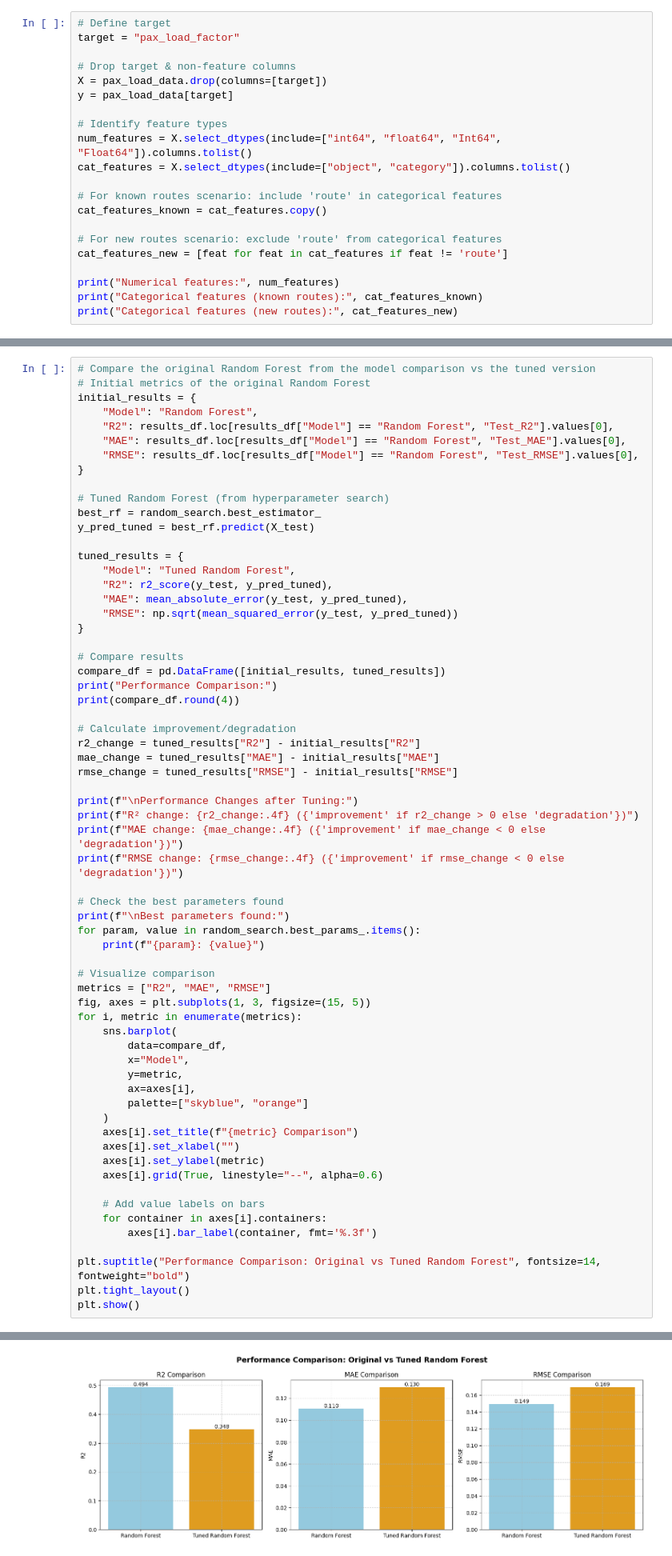
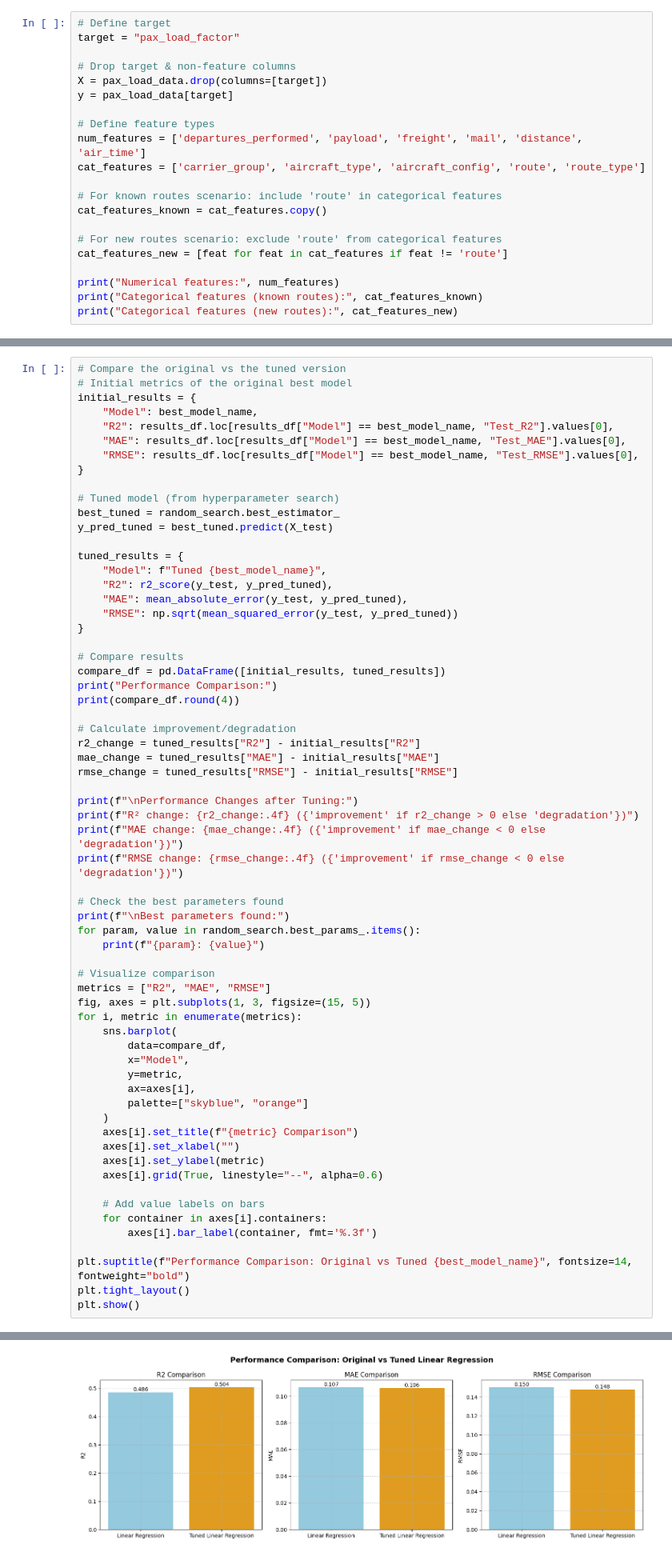
Before and after one commit to VerenaQu/passenger_load_prediction_project, a Jupyter notebook: notebooks/2_pax_load_factor_prediction.ipynb, the cells around one changed output, grey strips where cells are left out. Shown at 80% size. Cells and saved outputs as stored; diff of their text form.

Commit message:
error analysis, best model info, adjusted cat and num features, dynamic hyperparameter tuning

```diff
--- a/notebooks/2_pax_load_factor_prediction.ipynb
+++ b/notebooks/2_pax_load_factor_prediction.ipynb
@@ -62,9 +64,9 @@ target = "pax_load_factor"
 X = pax_load_data.drop(columns=[target])
 y = pax_load_data[target]
 
-# Identify feature types
-num_features = X.select_dtypes(include=["int64", "float64", "Int64", "Float64"]).columns.tolist()
-cat_features = X.select_dtypes(include=["object", "category"]).columns.tolist()
+# Define feature types
+num_features = ['departures_performed', 'payload', 'freight', 'mail', 'distance', 'air_time']
+cat_features = ['carrier_group', 'aircraft_type', 'aircraft_config', 'route', 'route_type']
 
 # For known routes scenario: include 'route' in categorical features
 cat_features_known = cat_features.copy()
@@ -321,21 +386,21 @@ Test RMSE: 0.169
 # %% [markdown]
 Hyperparameter Tuning Results Analysis
 # %%
-# Compare the original Random Forest from the model comparison vs the tuned version
-# Initial metrics of the original Random Forest
+# Compare the original vs the tuned version
+# Initial metrics of the original best model
 initial_results = {
-    "Model": "Random Forest",
-    "R2": results_df.loc[results_df["Model"] == "Random Forest", "Test_R2"].values[0],
-    "MAE": results_df.loc[results_df["Model"] == "Random Forest", "Test_MAE"].values[0],
-    "RMSE": results_df.loc[results_df["Model"] == "Random Forest", "Test_RMSE"].values[0],
+    "Model": best_model_name,
+    "R2": results_df.loc[results_df["Model"] == best_model_name, "Test_R2"].values[0],
+    "MAE": results_df.loc[results_df["Model"] == best_model_name, "Test_MAE"].values[0],
+    "RMSE": results_df.loc[results_df["Model"] == best_model_name, "Test_RMSE"].values[0],
 }
 
-# Tuned Random Forest (from hyperparameter search)
-best_rf = random_search.best_estimator_
-y_pred_tuned = best_rf.predict(X_test)
+# Tuned model (from hyperparameter search)
+best_tuned = random_search.best_estimator_
+y_pred_tuned = best_tuned.predict(X_test)
 
 tuned_results = {
-    "Model": "Tuned Random Forest",
+    "Model": f"Tuned {best_model_name}",
     "R2": r2_score(y_test, y_pred_tuned),
     "MAE": mean_absolute_error(y_test, y_pred_tuned),
     "RMSE": np.sqrt(mean_squared_error(y_test, y_pred_tuned))
@@ -381,7 +446,7 @@ for i, metric in enumerate(metrics):
     for container in axes[i].containers:
         axes[i].bar_label(container, fmt='%.3f')
 
-plt.suptitle("Performance Comparison: Original vs Tuned Random Forest", fontsize=14, fontweight="bold")
+plt.suptitle(f"Performance Comparison: Original vs Tuned {best_model_name}", fontsize=14, fontweight="bold")
 plt.tight_layout()
 plt.show()
 # %% [output]
@@ -404,13 +466,13 @@ regressor__n_estimators: 148
 Passing `palette` without assigning `hue` is deprecated and will be removed in v0.14.0. Assign the `x` variable to `hue` and set `legend=False` for the same effect.
 
   sns.barplot(
 
 Passing `palette` without assigning `hue` is deprecated and will be removed in v0.14.0. Assign the `x` variable to `hue` and set `legend=False` for the same effect.
 
   sns.barplot(
 
 Passing `palette` without assigning `hue` is deprecated and will be removed in v0.14.0. Assign the `x` variable to `hue` and set `legend=False` for the same effect.
 
   sns.barplot(
-[figure, old version]
+[figure, new version]
 # %% [markdown]
```
Also changed, not shown: parts of 34 cells of this notebook.
